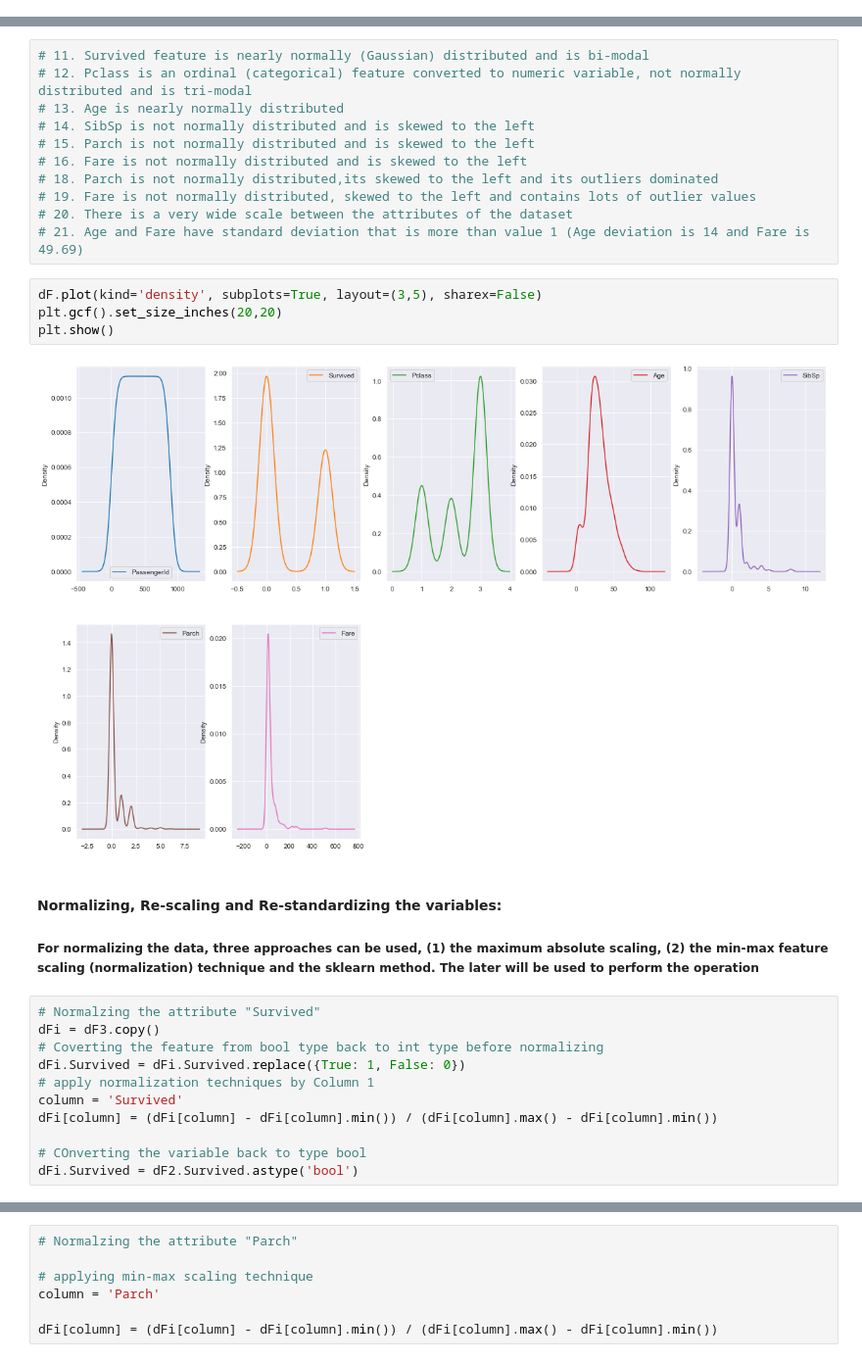
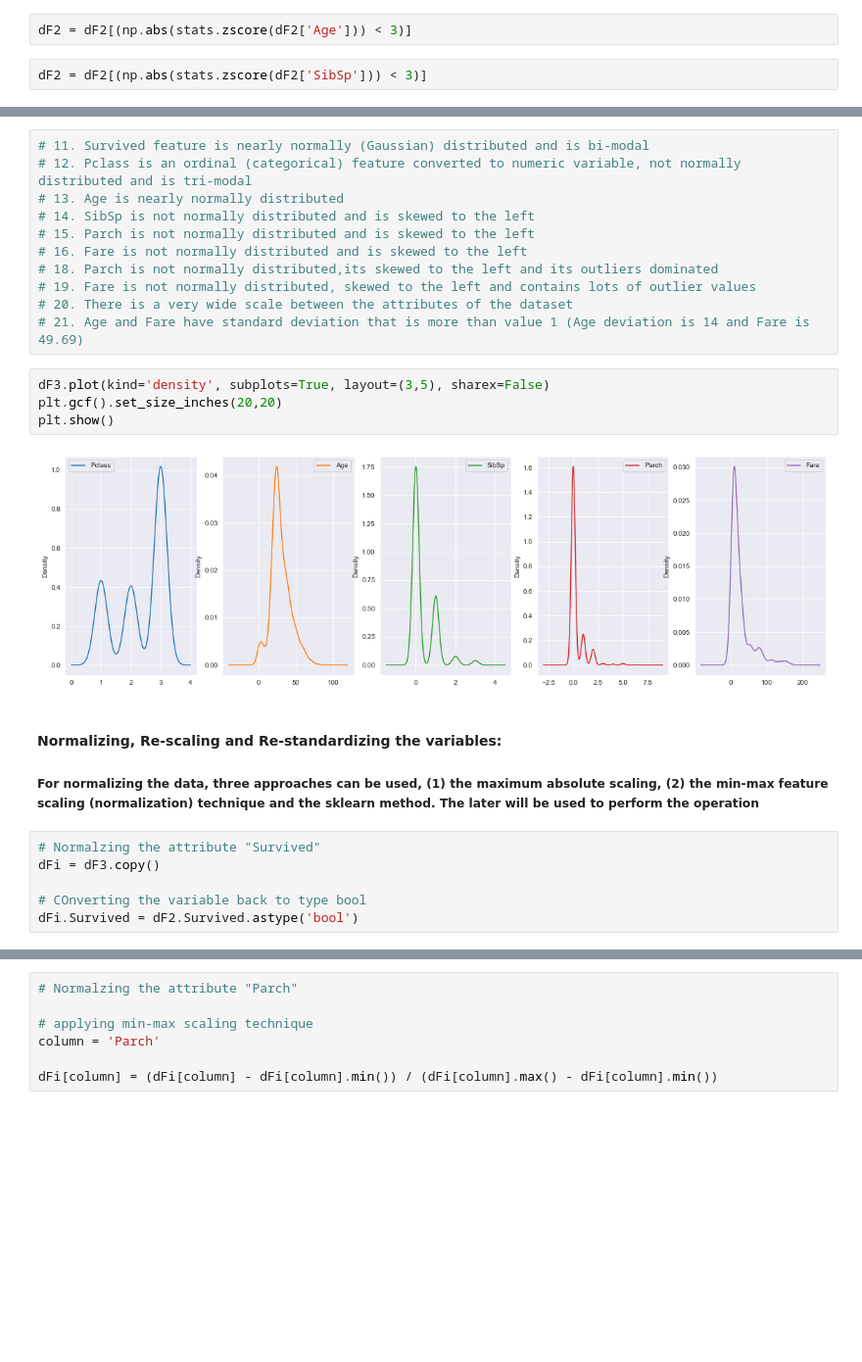
Before and after one commit to okoriechinonso1/Titanic_data_analysis-_repo, a Jupyter notebook: titanic_analysis.ipynb, the cells around one changed output, grey strips where cells are left out. Shown at 98% size. Saved outputs shown, nothing was run; the diff lists cells and outputs as text; blank space fills up the shorter version.

Commit message:
Update more plots and visuals

```diff
--- a/titanic_analysis.ipynb
+++ b/titanic_analysis.ipynb
@@ -531,3 +533,7 @@ def age_series_type_converter(row):
     return age_list
 
 dF2['Age'] = age_series_type_converter(dF2)
+# %%
+dF2 = dF2[(np.abs(stats.zscore(dF2['Age'])) < 3)]
+# %%
+dF2 = dF2[(np.abs(stats.zscore(dF2['SibSp'])) < 3)]
@@ -545,22 +557,17 @@ dF3 = dF2.copy()
 # 20. There is a very wide scale between the attributes of the dataset
 # 21. Age and Fare have standard deviation that is more than value 1 (Age deviation is 14 and Fare is 49.69)
 # %%
-dF.plot(kind='density', subplots=True, layout=(3,5), sharex=False)
+dF3.plot(kind='density', subplots=True, layout=(3,5), sharex=False)
 plt.gcf().set_size_inches(20,20)
 plt.show()
 # %% [output]
-[figure, old version]
+[figure, new version]
 # %% [markdown]
 #### Normalizing, Re-scaling and Re-standardizing the variables:
 ##### For normalizing the data, three approaches can be used, (1) the maximum absolute scaling, (2) the min-max feature scaling (normalization) technique and the sklearn method. The later will be used to perform the operation
 # %%
 # Normalzing the attribute "Survived"
 dFi = dF3.copy()
-# Coverting the feature from bool type back to int type before normalizing
-dFi.Survived = dFi.Survived.replace({True: 1, False: 0})
-# apply normalization techniques by Column 1
-column = 'Survived'
-dFi[column] = (dFi[column] - dFi[column].min()) / (dFi[column].max() - dFi[column].min())
 
 # COnverting the variable back to type bool
 dFi.Survived = dF2.Survived.astype('bool')
```
Also changed, not shown: parts of 31 cells of this notebook.
